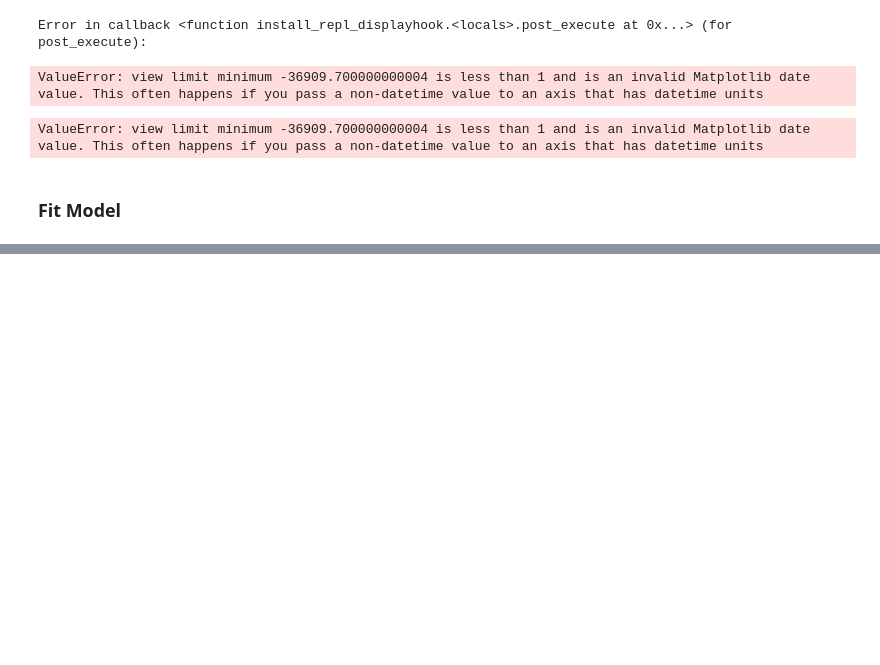
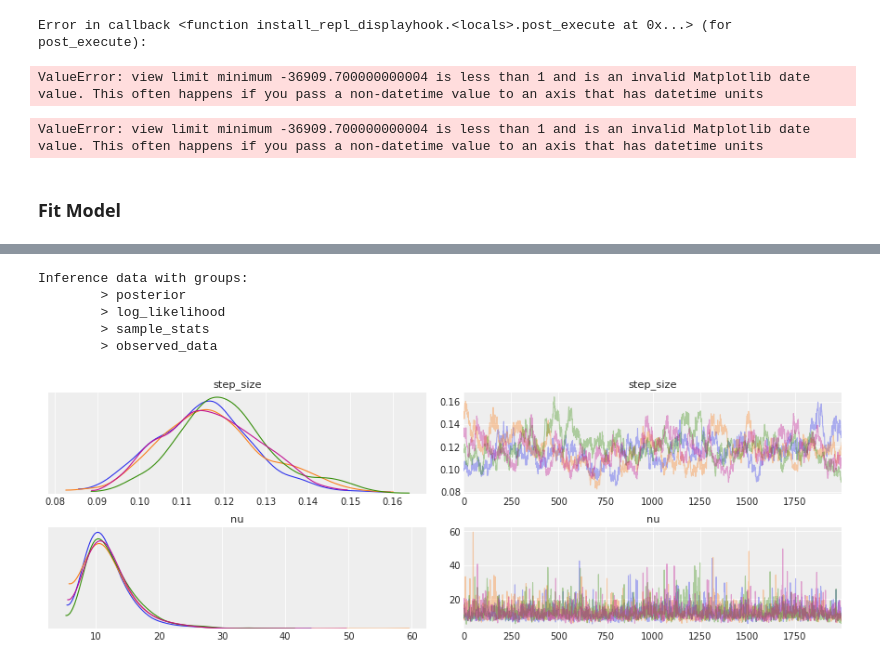
Before and after one commit to danhphan/bayesian-inferences, a Jupyter notebook: pymc_examples/stochastic_volatility_model.ipynb, the cells around one changed output, grey strips where cells are left out. Saved outputs shown, nothing was run; the diff lists cells and outputs as text; code cells hidden in the pictures; blank space fills up the shorter version.

Commit message:
add model fitting and visualisation

```diff
--- a/pymc_examples/stochastic_volatility_model.ipynb
+++ b/pymc_examples/stochastic_volatility_model.ipynb
@@ -128,0 +129,12 @@ with mode
+# %%
+trace
+# %% [output]
+Inference data with groups:
+        > posterior
+        > log_likelihood
+        > sample_stats
+        > observed_data
+# %%
+az.plot_trace(trace, var_names=["step_size", "nu"]);
+# %% [output]
+[figure, added]
```
Also changed, not shown: parts of 10 cells of this notebook.
